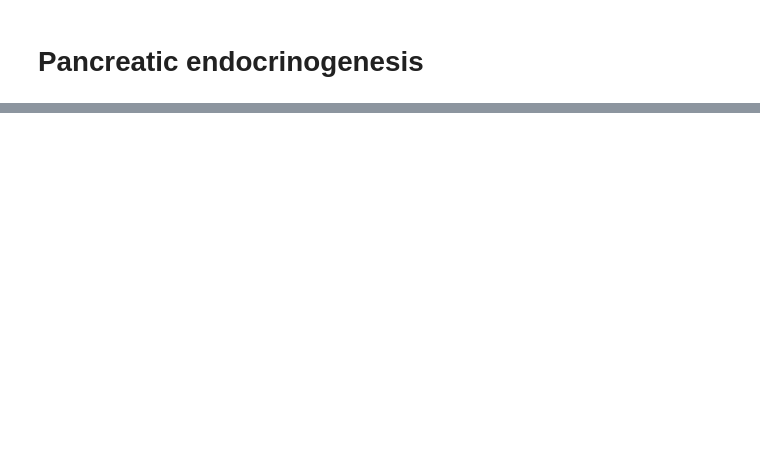
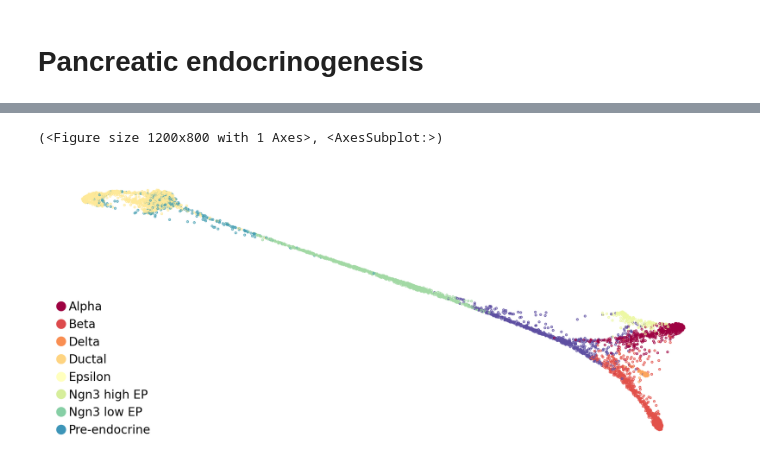
Before and after one commit to TabakaLab/ocelli, a Jupyter notebook: docs/source/notebooks/pancreas.ipynb, the cells around one changed output, grey strips where cells are left out. Drawn from its saved outputs; the diff is of its cells as text; code cells hidden in the pictures; blank space fills up the shorter version.

```diff
--- a/docs/source/notebooks/pancreas.ipynb
+++ b/docs/source/notebooks/pancreas.ipynb
@@ -7,6 +2,0 @@ Remark: We recommend using 3D interactive plots when visualizing data. Unfortuna
-# %%
-import ocelli as oci
-import scvelo as scv
-import matplotlib as mpl
-
-mpl.rcParams['figure.dpi'] = 300
@@ -146,0 +3,10 @@ oci.pl.scatter(x, x_key='x_fa2', color_key='clusters', static=True, marker_size=
+# %%
+import ocelli as oci
+import scvelo as scv
+import scanpy as scp
+import matplotlib as mpl
+from collections import Counter
+
+mpl.rcParams['figure.dpi'] = 200
+
+SEED = 17
@@ -146,0 +64,3 @@ oci.pl.scatter(x, x_key='x_fa2', color_key='clusters', static=True, marker_size=
+# %%
+import anndata
+adata = anndata.read_h5ad('p.h5ad')
@@ -146,0 +280,5 @@ oci.pl.scatter(x, x_key='x_fa2', color_key='clusters', static=True, marker_size=
+# %%
+oci.pl.scatter(adata, x_key='X_fa2', color_key='clusters', static=True, marker_size=0.1)
+# %% [output]
+(<Figure size 1200x800 with 1 Axes>, <AxesSubplot:>)
+[figure, added]
```
Also changed, not shown: parts of 34 cells of this notebook, 7 other files.
